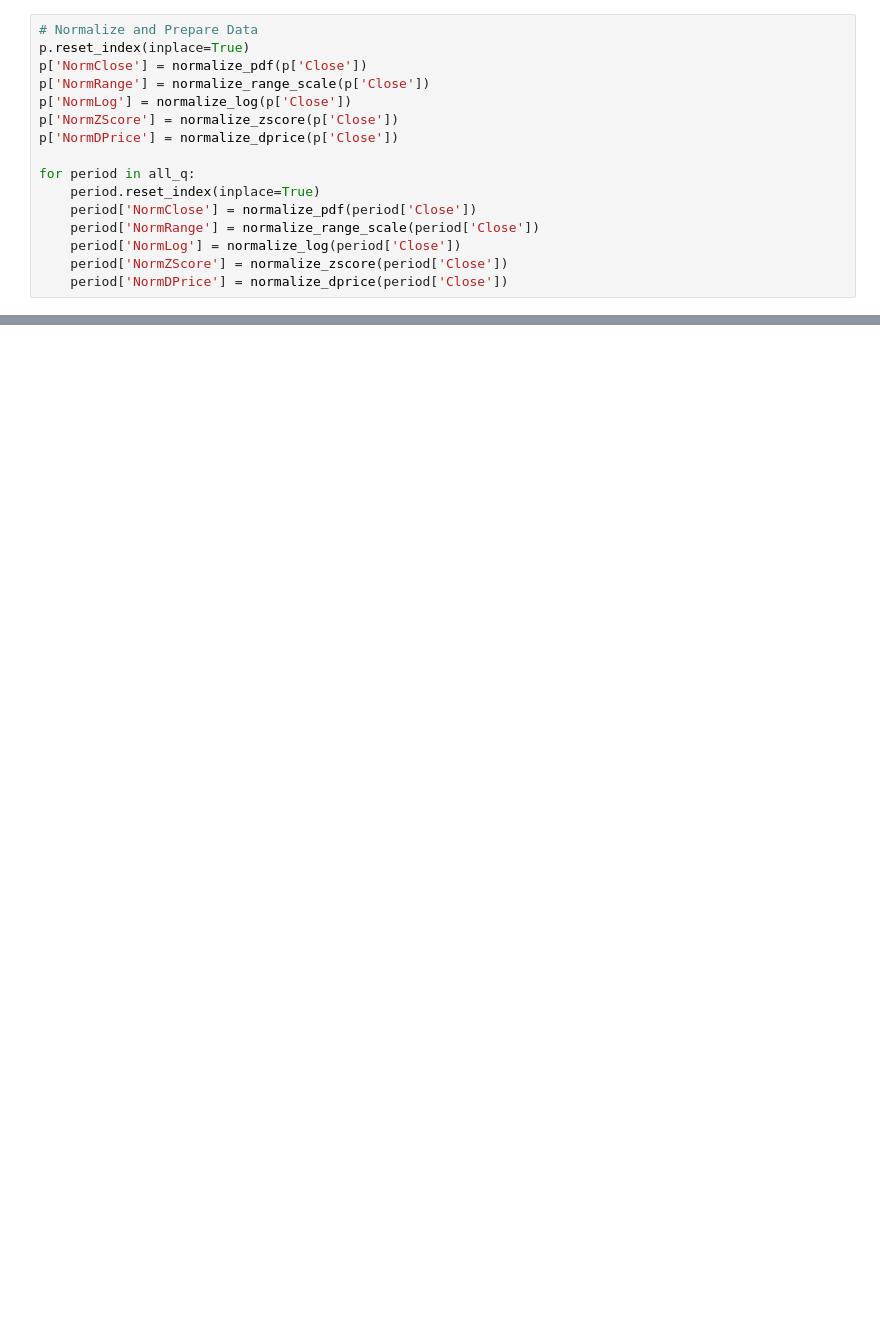
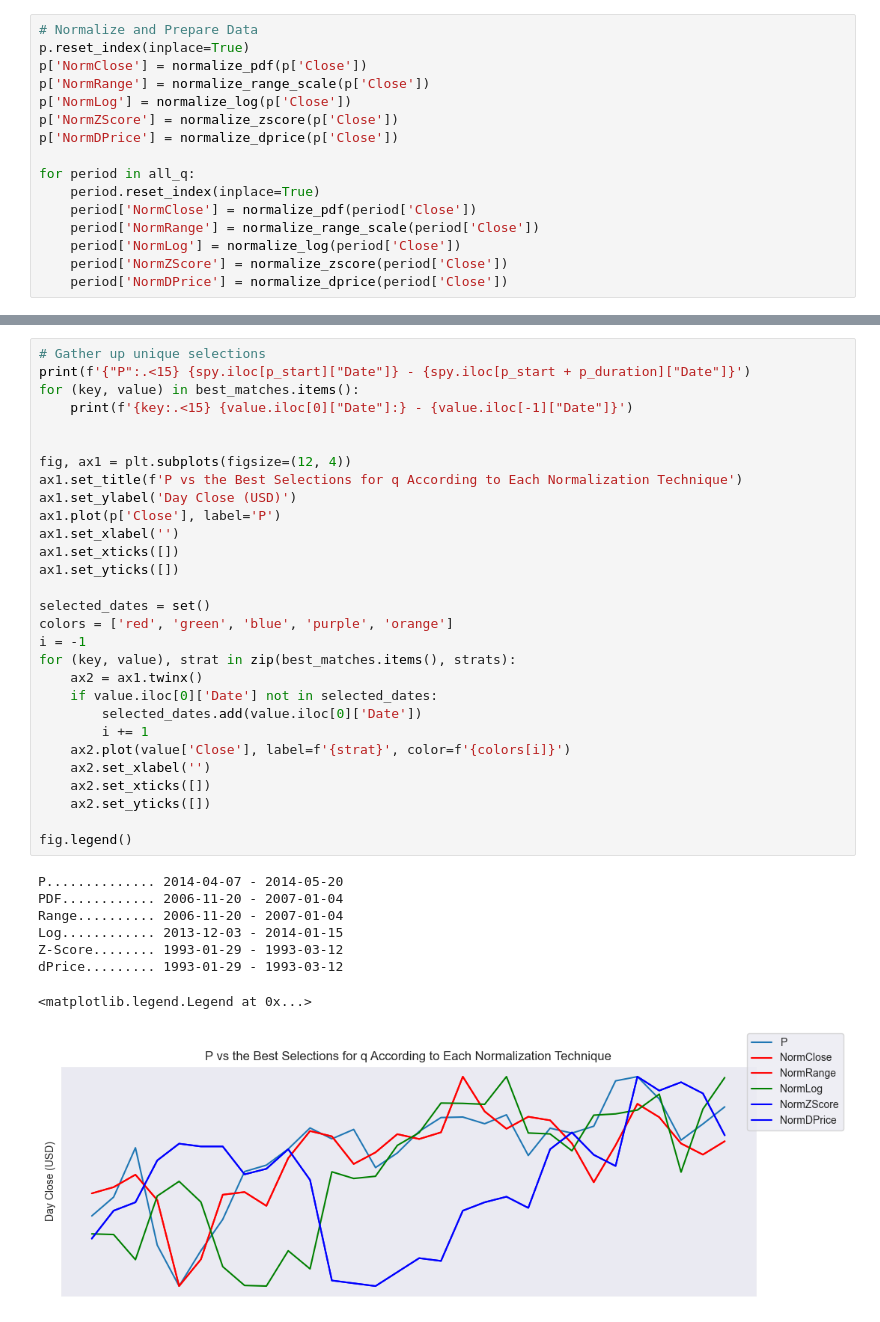
Before and after one commit to p5quared/chronicstocks, a Jupyter notebook: Notes/Normalization.ipynb, the cells around one changed output, grey strips where cells are left out. Cells and saved outputs as stored; diff of their text form; blank space fills up the shorter version.

```diff
--- a/Notes/Normalization.ipynb
+++ b/Notes/Normalization.ipynb
@@ -140,0 +143,38 @@ for (key, value), strat in zip(best_matches.items(), strats):
+# %%
+# Gather up unique selections
+print(f'{"P":.<15} {spy.iloc[p_start]["Date"]} - {spy.iloc[p_start + p_duration]["Date"]}')
+for (key, value) in best_matches.items():
+    print(f'{key:.<15} {value.iloc[0]["Date"]:} - {value.iloc[-1]["Date"]}')
+
+
+fig, ax1 = plt.subplots(figsize=(12, 4))
+ax1.set_title(f'P vs the Best Selections for q According to Each Normalization Technique')
+ax1.set_ylabel('Day Close (USD)')
+ax1.plot(p['Close'], label='P')
+ax1.set_xlabel('')
+ax1.set_xticks([])
+ax1.set_yticks([])
+
+selected_dates = set()
+colors = ['red', 'green', 'blue', 'purple', 'orange']
+i = -1
+for (key, value), strat in zip(best_matches.items(), strats):
+    ax2 = ax1.twinx()
+    if value.iloc[0]['Date'] not in selected_dates:
+        selected_dates.add(value.iloc[0]['Date'])
+        i += 1
+    ax2.plot(value['Close'], label=f'{strat}', color=f'{colors[i]}')
+    ax2.set_xlabel('')
+    ax2.set_xticks([])
+    ax2.set_yticks([])
+
+fig.legend()
+# %% [output]
+P.............. 2014-04-07 - 2014-05-20
+PDF............ 2006-11-20 - 2007-01-04
+Range.......... 2006-11-20 - 2007-01-04
+Log............ 2013-12-03 - 2014-01-15
+Z-Score........ 1993-01-29 - 1993-03-12
+dPrice......... 1993-01-29 - 1993-03-12
+<matplotlib.legend.Legend at 0x...>
+[figure, added]
```
Also changed, not shown: parts of 6 cells of this notebook.
